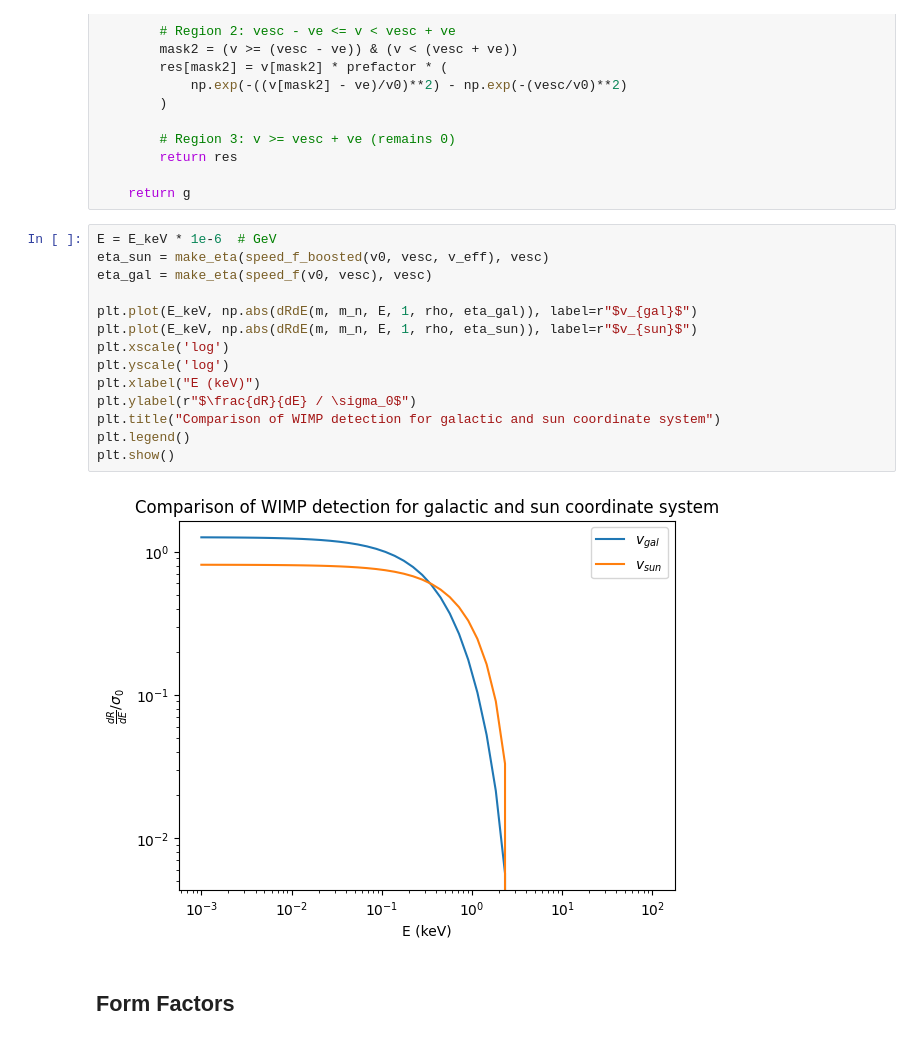
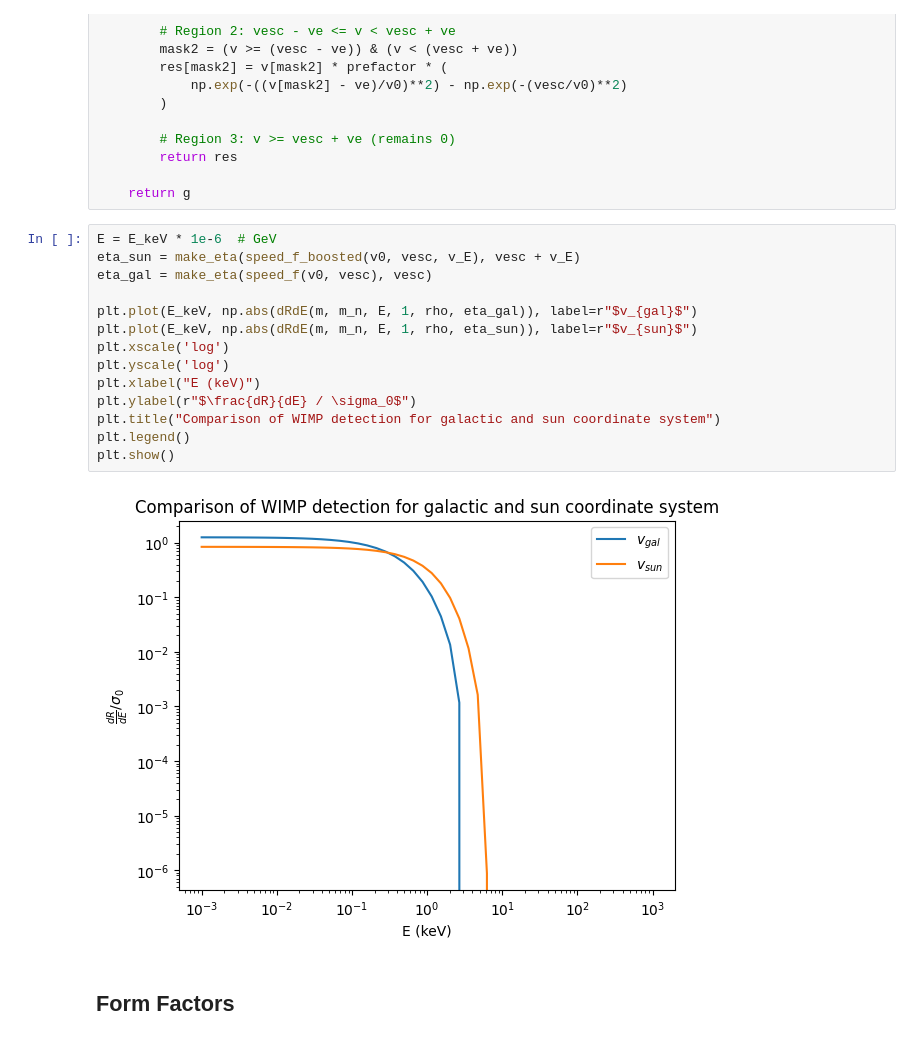
Before and after one commit to tiagocamison/WIMP-LEGEND, a Jupyter notebook: WIMP_O1_spectrum.ipynb, the cells around one changed output. Cells and saved outputs as stored; diff of their text form.

```diff
--- a/WIMP_O1_spectrum.ipynb
+++ b/WIMP_O1_spectrum.ipynb
@@ -131,20 +131,20 @@ def speed_f_boosted(v0, vesc, ve):
     return g
 # %%
 E = E_keV * 1e-6  # GeV
-eta_sun = make_eta(speed_f_boosted(v0, vesc, v_eff), vesc)
+eta_sun = make_eta(speed_f_boosted(v0, vesc, v_E), vesc + v_E)
 eta_gal = make_eta(speed_f(v0, vesc), vesc)
 
 plt.plot(E_keV, np.abs(dRdE(m, m_n, E, 1, rho, eta_gal)), label=r"$v_{gal}$")
 plt.plot(E_keV, np.abs(dRdE(m, m_n, E, 1, rho, eta_sun)), label=r"$v_{sun}$")
 plt.xscale('log')
 plt.yscale('log')
 plt.xlabel("E (keV)")
 plt.ylabel(r"$\frac{dR}{dE} / \sigma_0$")
 plt.title("Comparison of WIMP detection for galactic and sun coordinate system")
 plt.legend()
 plt.show()
 # %% [output]
-[figure, old version]
+[figure, new version]
 # %% [markdown]
 ## Form Factors
 # %%
```
Also changed, not shown: parts of 9 cells of this notebook.
